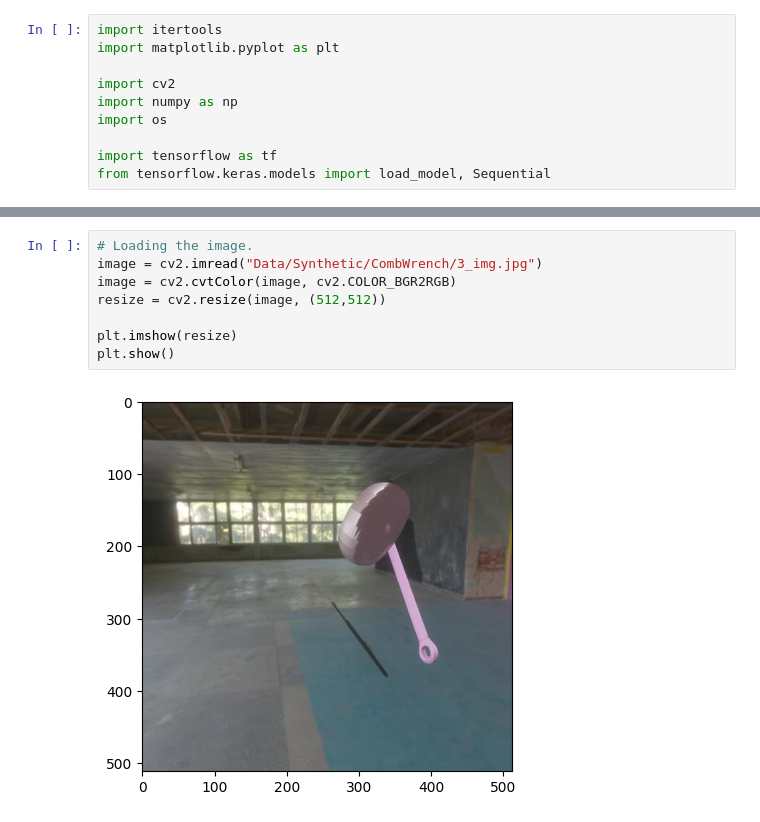
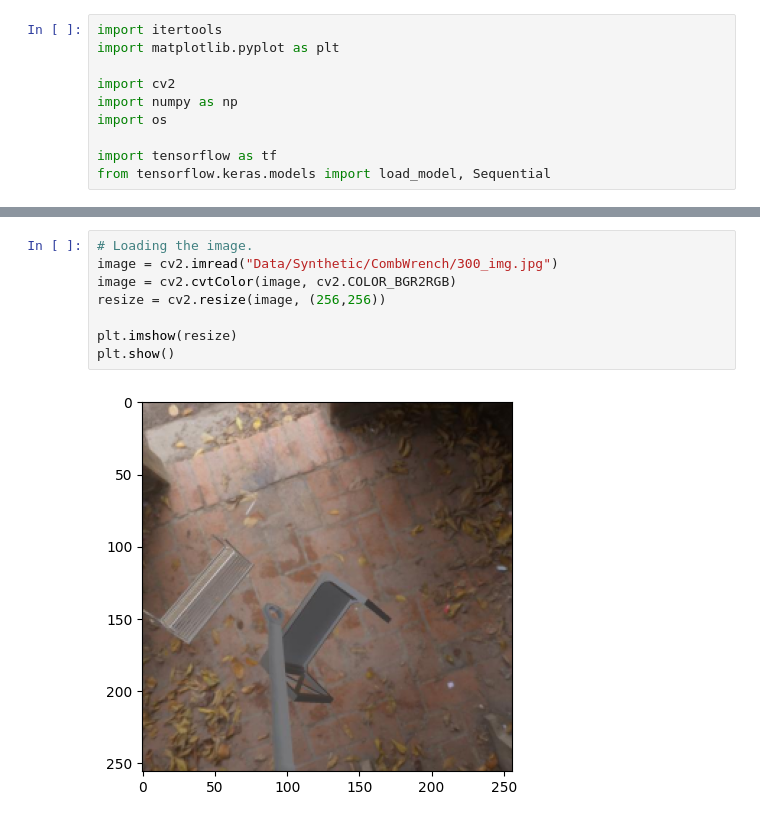
Before and after one commit to LennertM-2054620/MachineLearning, a Jupyter notebook: Project/Check_learning.ipynb, the cells around one changed output, grey strips where cells are left out. Saved outputs shown, nothing was run; the diff lists cells and outputs as text.

```diff
--- a/Project/Check_learning.ipynb
+++ b/Project/Check_learning.ipynb
@@ -57,14 +62,14 @@ Model: "sequential"
  Non-trainable params: 0 (0.00 B)
 # %%
 # Loading the image.
-image = cv2.imread("Data/Synthetic/CombWrench/3_img.jpg")
+image = cv2.imread("Data/Synthetic/CombWrench/300_img.jpg")
 image = cv2.cvtColor(image, cv2.COLOR_BGR2RGB)
-resize = cv2.resize(image, (512,512))
+resize = cv2.resize(image, (256,256))
 
 plt.imshow(resize)
 plt.show()
 # %% [output]
-[figure, old version]
+[figure, new version]
 # %%
 yhat = intermediate_model.predict(np.expand_dims(resize, 0))
 # %% [output]
```
Also changed, not shown: parts of 6 cells of this notebook, 2 other files.
